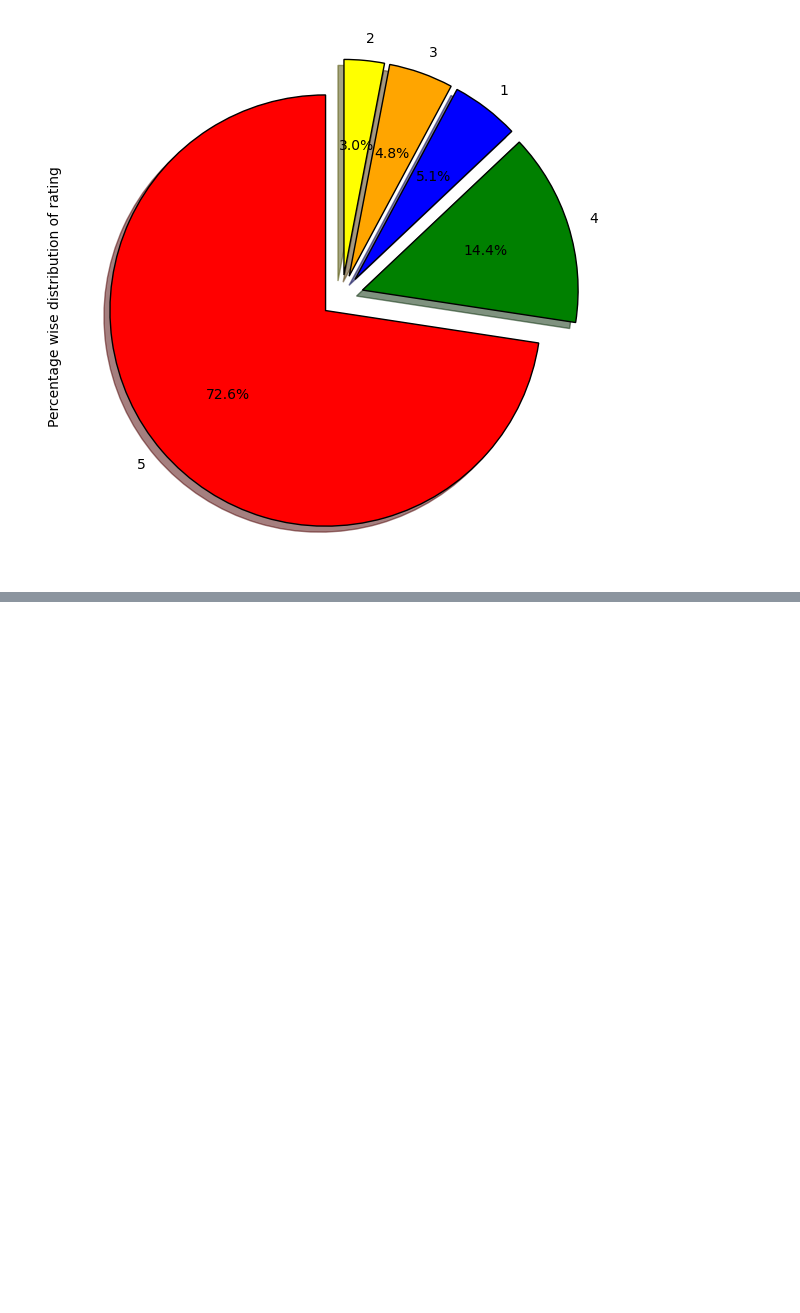
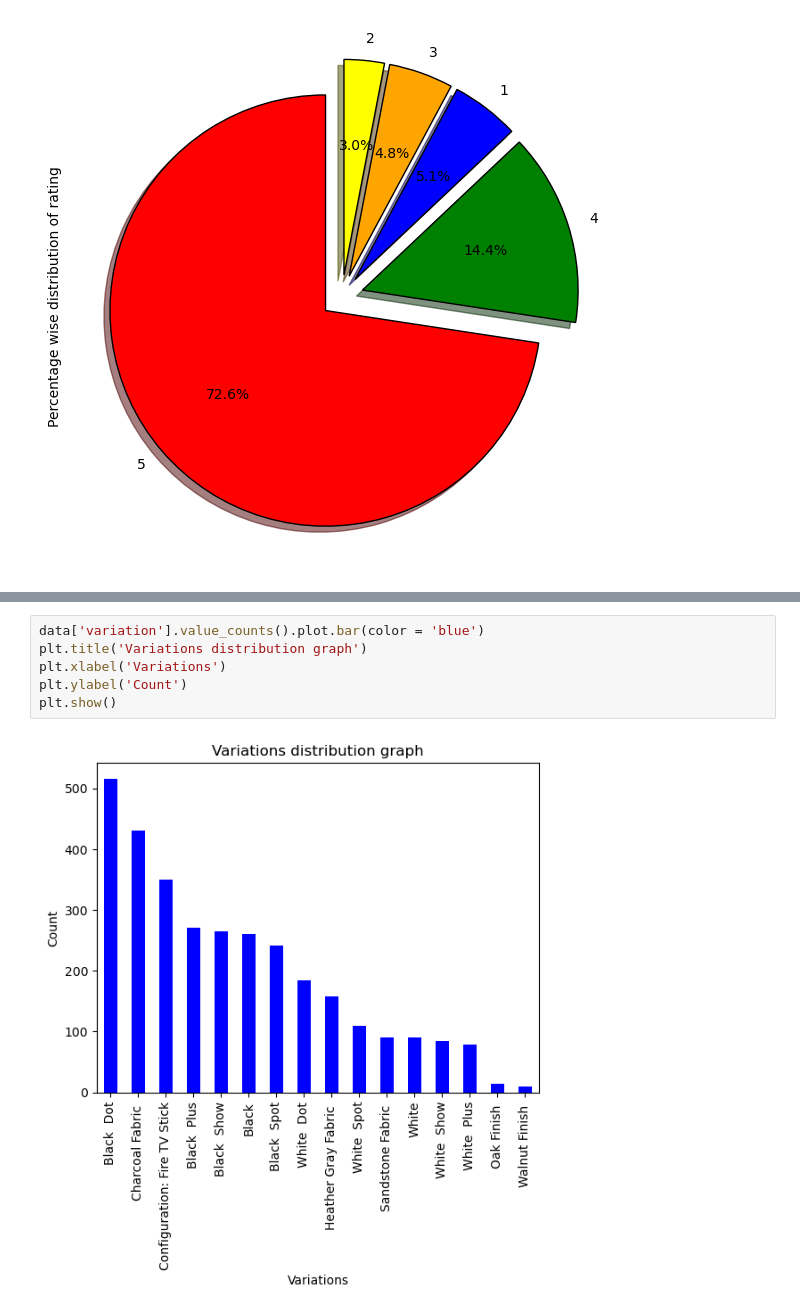
Before and after one commit to ss5613/Sentiment-Analysis, a Jupyter notebook: Sentiment_Analysis.ipynb, the cells around one changed output, grey strips where cells are left out. Cells and saved outputs as stored; diff of their text form; blank space fills up the shorter version.

```diff
--- a/Sentiment_Analysis.ipynb
+++ b/Sentiment_Analysis.ipynb
@@ -223,0 +317,8 @@ Sound is terrible if u want good music too get a bose
+# %%
+data['variation'].value_counts().plot.bar(color = 'blue')
+plt.title('Variations distribution graph')
+plt.xlabel('Variations')
+plt.ylabel('Count')
+plt.show()
+# %% [output]
+[figure, added]
```
Also changed, not shown: parts of 22 cells of this notebook.
